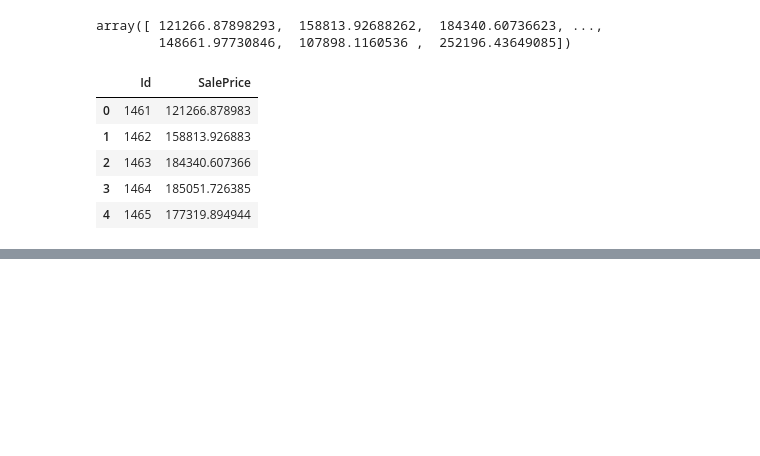
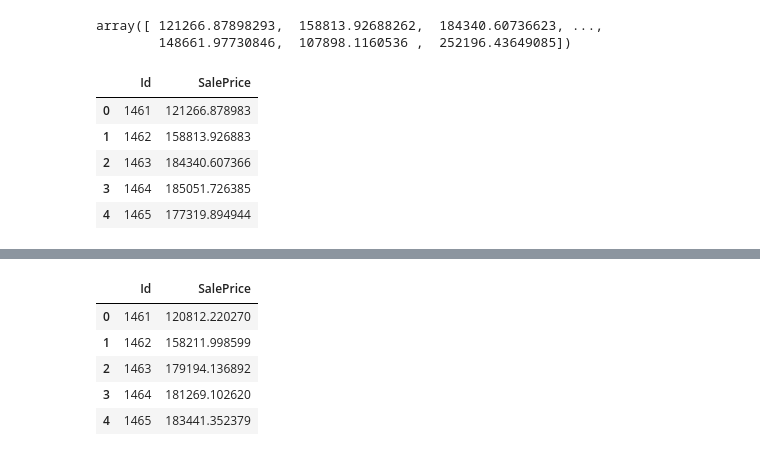
Before and after one commit to sushant2811/KaggleHousingPrices, a Jupyter notebook: KaggleHousingPrices.ipynb, the cells around one changed output, grey strips where cells are left out. Saved outputs shown, nothing was run; the diff lists cells and outputs as text; code cells hidden in the pictures; blank space fills up the shorter version.

```diff
--- a/KaggleHousingPrices.ipynb
+++ b/KaggleHousingPrices.ipynb
@@ -2104,0 +2193,2 @@ submission_RFR_simple.to_csv('./predictions/randomForestRegressorMostBasicDropID
+# %%
+GB_predict_CV = GB.predict(X_test)
@@ -2104,0 +2200,2 @@ submission_RFR_simple.to_csv('./predictions/randomForestRegressorMostBasicDropID
+# %%
+GB_actual_price_CV = np.exp(GB_predict_CV)
@@ -2104,0 +2207,14 @@ submission_RFR_simple.to_csv('./predictions/randomForestRegressorMostBasicDropID
+# %%
+submission_GB_CV = pd.DataFrame({
+    'Id':test_df_mod2.Id,
+    'SalePrice': GB_actual_price_CV
+})
+# %%
+submission_GB_CV.head()
+# %% [output]
+|  | Id | SalePrice |
+| 0 | 1461 | 120812.220270 |
+| 1 | 1462 | 158211.998599 |
+| 2 | 1463 | 179194.136892 |
+| 3 | 1464 | 181269.102620 |
+| 4 | 1465 | 183441.352379 |
```
Also changed, not shown: parts of 20 cells of this notebook.
